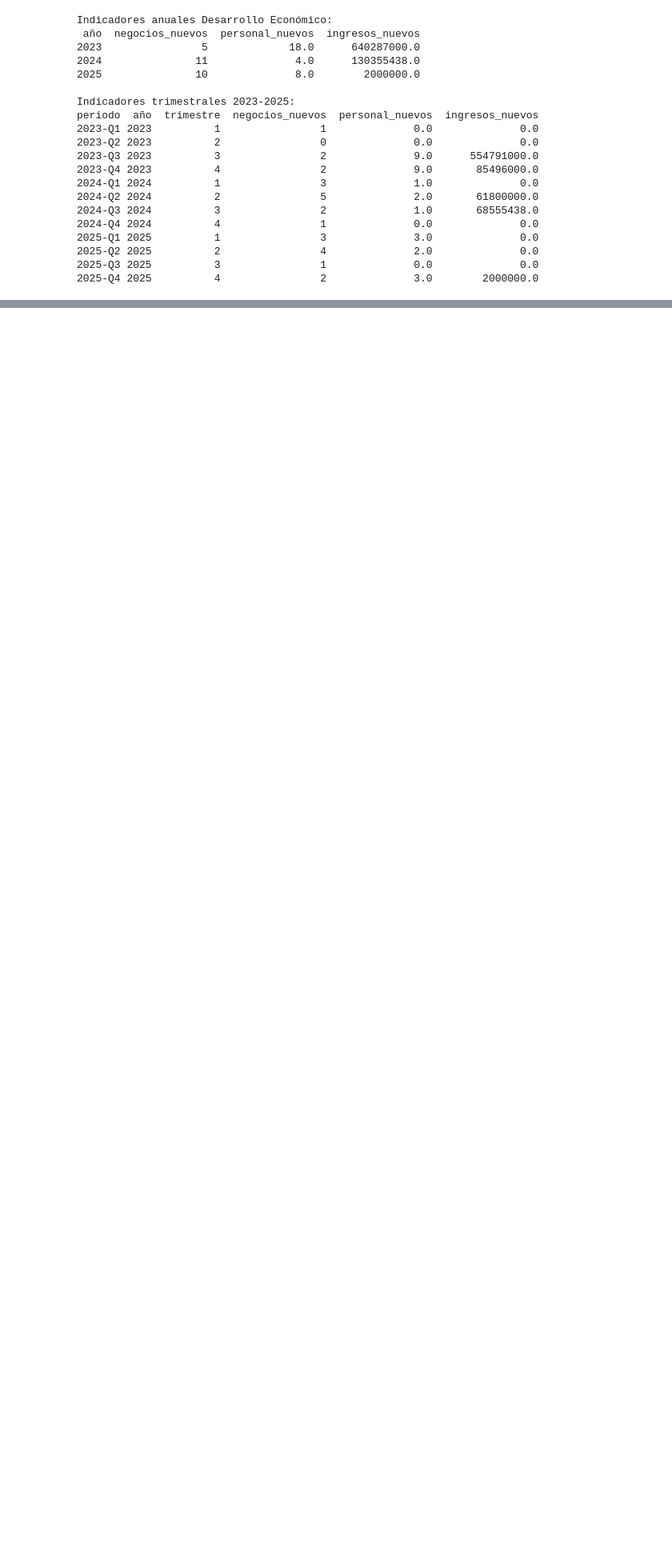
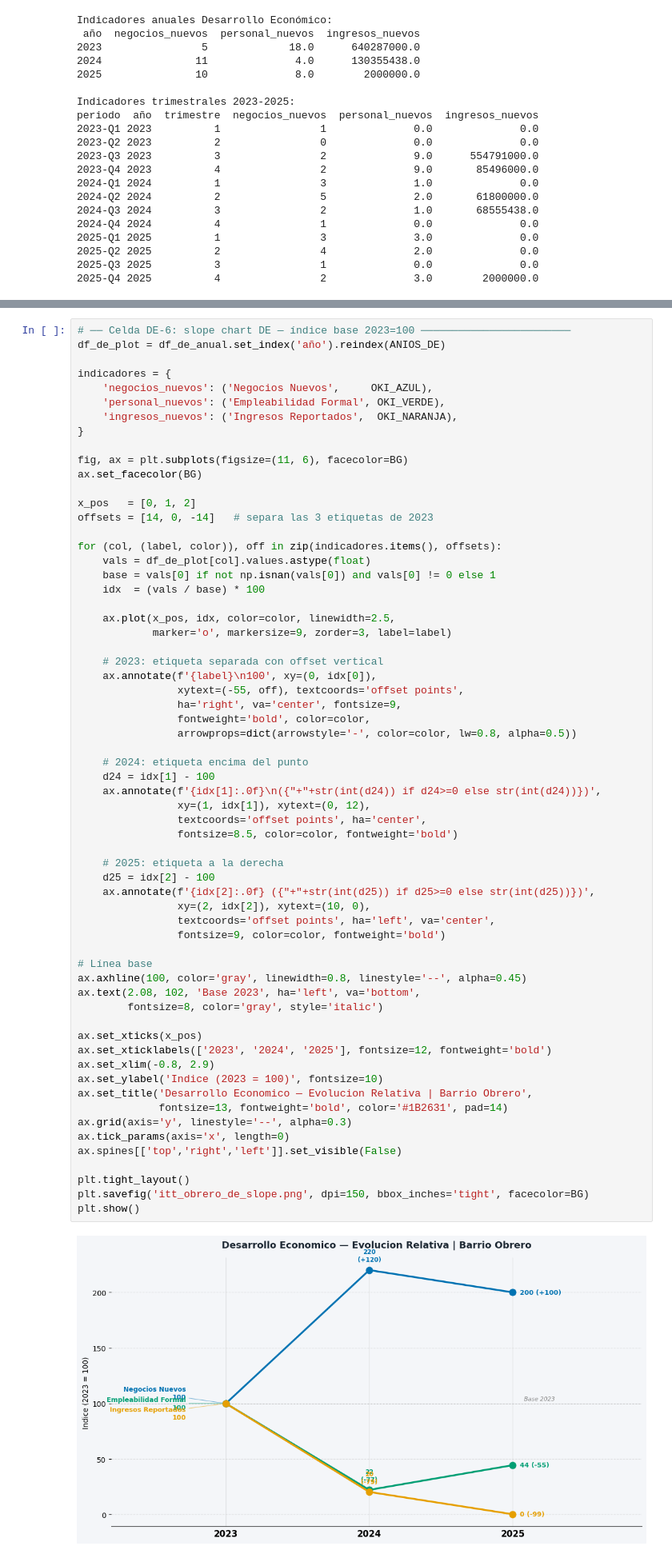
Before and after one commit to Pabandres85/Itt_repos_cali, a Jupyter notebook: notebooks/03_itt_barrio_obrero.ipynb, the cells around one changed output, grey strips where cells are left out. Shown at 80% size. Drawn from its saved outputs; the diff is of its cells as text; blank space fills up the shorter version.

```diff
--- a/notebooks/03_itt_barrio_obrero.ipynb
+++ b/notebooks/03_itt_barrio_obrero.ipynb
@@ -2552,3 +2648,68 @@ plt.show()
+# %%
+# ── Celda DE-6: slope chart DE — índice base 2023=100 ────────────────────────
+df_de_plot = df_de_anual.set_index('año').reindex(ANIOS_DE)
+
+indicadores = {
+    'negocios_nuevos': ('Negocios Nuevos',     OKI_AZUL),
+    'personal_nuevos': ('Empleabilidad Formal', OKI_VERDE),
+    'ingresos_nuevos': ('Ingresos Reportados',  OKI_NARANJA),
+}
+
+fig, ax = plt.subplots(figsize=(11, 6), facecolor=BG)
+ax.set_facecolor(BG)
+
+x_pos   = [0, 1, 2]
+offsets = [14, 0, -14]   # separa las 3 etiquetas de 2023
+
+for (col, (label, color)), off in zip(indicadores.items(), offsets):
+    vals = df_de_plot[col].values.astype(float)
+    base = vals[0] if not np.isnan(vals[0]) and vals[0] != 0 else 1
+    idx  = (vals / base) * 100
+
+    ax.plot(x_pos, idx, color=color, linewidth=2.5,
+            marker='o', markersize=9, zorder=3, label=label)
+
+    # 2023: etiqueta separada con offset vertical
+    ax.annotate(f'{label}\n100', xy=(0, idx[0]),
+                xytext=(-55, off), textcoords='offset points',
+                ha='right', va='center', fontsize=9,
+                fontweight='bold', color=color,
+                arrowprops=dict(arrowstyle='-', color=color, lw=0.8, alpha=0.5))
+
+    # 2024: etiqueta encima del punto
+    d24 = idx[1] - 100
+    ax.annotate(f'{idx[1]:.0f}\n({"+"+str(int(d24)) if d24>=0 else str(int(d24))})',
+                xy=(1, idx[1]), xytext=(0, 12),
+                textcoords='offset points', ha='center',
+                fontsize=8.5, color=color, fontweight='bold')
+
+    # 2025: etiqueta a la derecha
+    d25 = idx[2] - 100
+    ax.annotate(f'{idx[2]:.0f} ({"+"+str(int(d25)) if d25>=0 else str(int(d25))})',
+                xy=(2, idx[2]), xytext=(10, 0),
+                textcoords='offset points', ha='left', va='center',
+                fontsize=9, color=color, fontweight='bold')
+
+# Línea base
+ax.axhline(100, color='gray', linewidth=0.8, linestyle='--', alpha=0.45)
+ax.text(2.08, 102, 'Base 2023', ha='left', va='bottom',
+        fontsize=8, color='gray', style='italic')
+
+ax.set_xticks(x_pos)
+ax.set_xticklabels(['2023', '2024', '2025'], fontsize=12, fontweight='bold')
+ax.set_xlim(-0.8, 2.9)
+ax.set_ylabel('Indice (2023 = 100)', fontsize=10)
+ax.set_title('Desarrollo Economico — Evolucion Relativa | Barrio Obrero',
+             fontsize=13, fontweight='bold', color='#1B2631', pad=14)
+ax.grid(axis='y', linestyle='--', alpha=0.3)
+ax.tick_params(axis='x', length=0)
+ax.spines[['top','right','left']].set_visible(False)
+
+plt.tight_layout()
+plt.savefig('itt_obrero_de_slope.png', dpi=150, bbox_inches='tight', facecolor=BG)
+plt.show()
+# %% [output]
+[figure, added]
 # %%
 # ── Celda DE-4: heatmap trimestral + evolución anual Desarrollo Económico ─────
 fig, axes = plt.subplots(1, 3, figsize=(20, 4), facecolor=BG)
```
Also changed, not shown: parts of 15 cells of this notebook, 1 other file.
